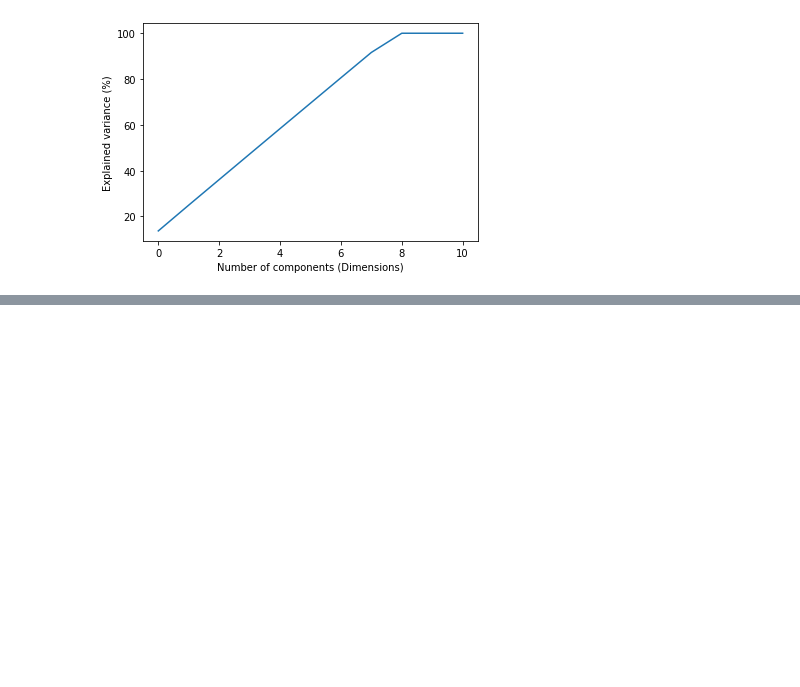
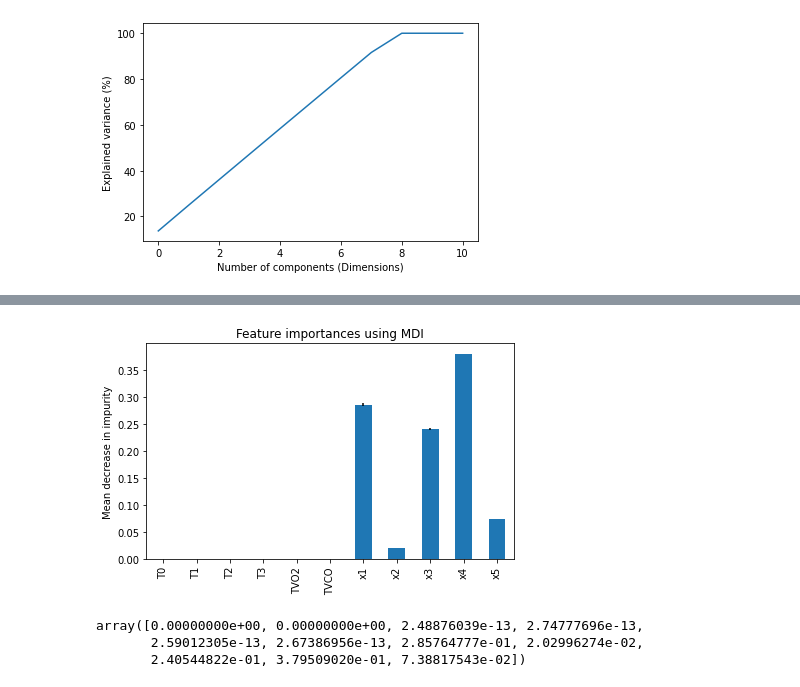
Before and after one commit to lkampoli/Feature_Selection, a Jupyter notebook: data/MT/RF_shear.ipynb, the cells around one changed output, grey strips where cells are left out. Saved outputs shown, nothing was run; the diff lists cells and outputs as text; code cells hidden in the pictures; blank space fills up the shorter version.

```diff
--- a/data/MT/RF_shear.ipynb
+++ b/data/MT/RF_shear.ipynb
@@ -452,0 +521,2 @@ plt.close()
+# %%
+x1_train, x1_test, y1_train, y1_test = train_test_split(X1, y1, train_size=0.75, test_size=0.25, random_state=69)
@@ -452,0 +529,3 @@ plt.close()
+# %%
+est = ExtraTreesRegressor(n_estimators=50)
+est = est.fit(x1_train,y1_train.ravel())
@@ -452,0 +544,7 @@ plt.close()
+# %%
+start_time = time.time()
+importances = est.feature_importances_
+# Feature importance based on mean decrease in impurity
+std = np.std([tree.feature_importances_ for tree in est.estimators_], axis=0)
+elapsed_time = time.time() - start_time
+print(f"Elapsed time to compute the importances: {elapsed_time:.3f} seconds")
@@ -452,0 +553,3 @@ plt.close()
+# %%
+v = list1[0:11:1]
+forest_importances = pd.Series(importances, index=v)
@@ -452,0 +575,15 @@ plt.close()
+# %%
+fig, ax = plt.subplots()
+forest_importances.plot.bar(yerr=std, ax=ax)
+ax.set_title("Feature importances using MDI")
+ax.set_ylabel("Mean decrease in impurity")
+fig.tight_layout()
+plt.show()
+# %% [output]
+[figure, added]
+# %%
+importances
+# %% [output]
+array([0.00000000e+00, 0.00000000e+00, 2.48876039e-13, 2.74777696e-13,
+       2.59012305e-13, 2.67386956e-13, 2.85764777e-01, 2.02996274e-02,
+       2.40544822e-01, 3.79509020e-01, 7.38817543e-02])
```
Also changed, not shown: parts of 37 cells of this notebook, 1 other file.
